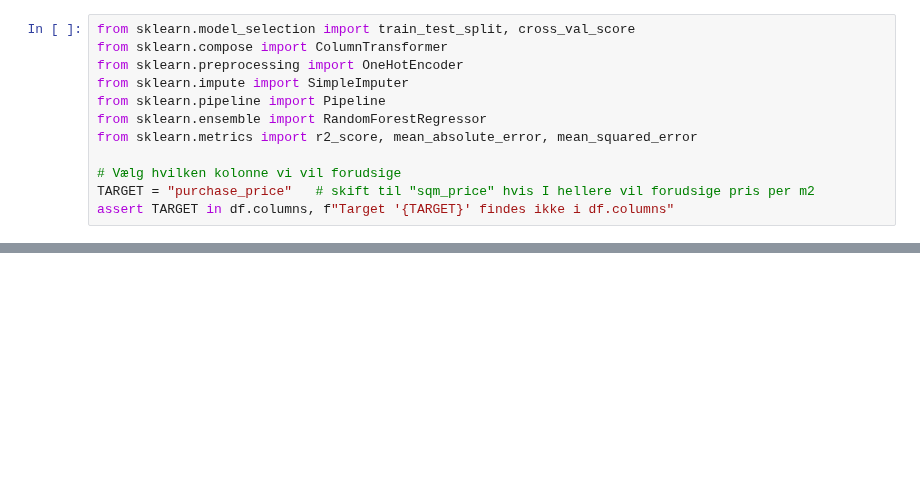
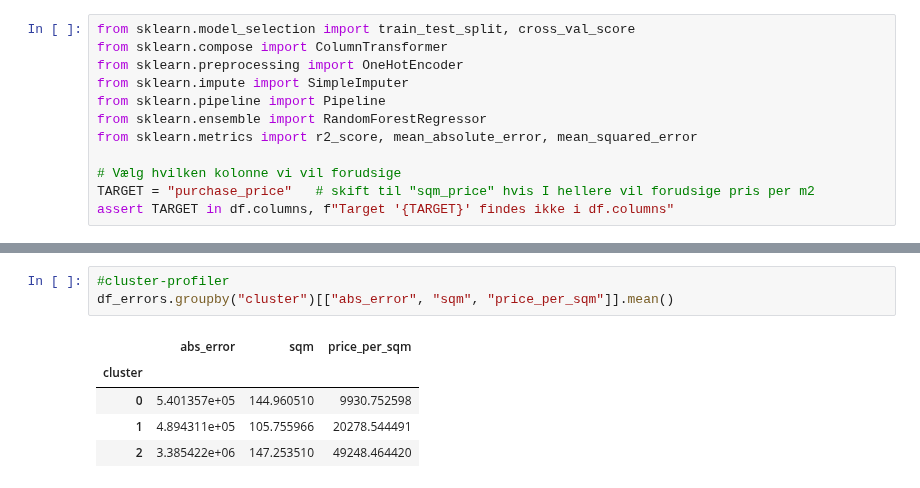
Before and after one commit to BPMRohde/AML, a Jupyter notebook: housing_price_test_model.ipynb, the cells around one changed output, grey strips where cells are left out. Drawn from its saved outputs; the diff is of its cells as text; blank space fills up the shorter version.

```diff
--- a/housing_price_test_model.ipynb
+++ b/housing_price_test_model.ipynb
@@ -335,0 +399,9 @@ graph
+# %%
+#cluster-profiler
+df_errors.groupby("cluster")[["abs_error", "sqm", "price_per_sqm"]].mean()
+# %% [output]
+|  | abs_error | sqm | price_per_sqm |
+| cluster |  |  |  |
+| 0 | 5.401357e+05 | 144.960510 | 9930.752598 |
+| 1 | 4.894311e+05 | 105.755966 | 20278.544491 |
+| 2 | 3.385422e+06 | 147.253510 | 49248.464420 |
```
Also changed, not shown: parts of 16 cells of this notebook.
